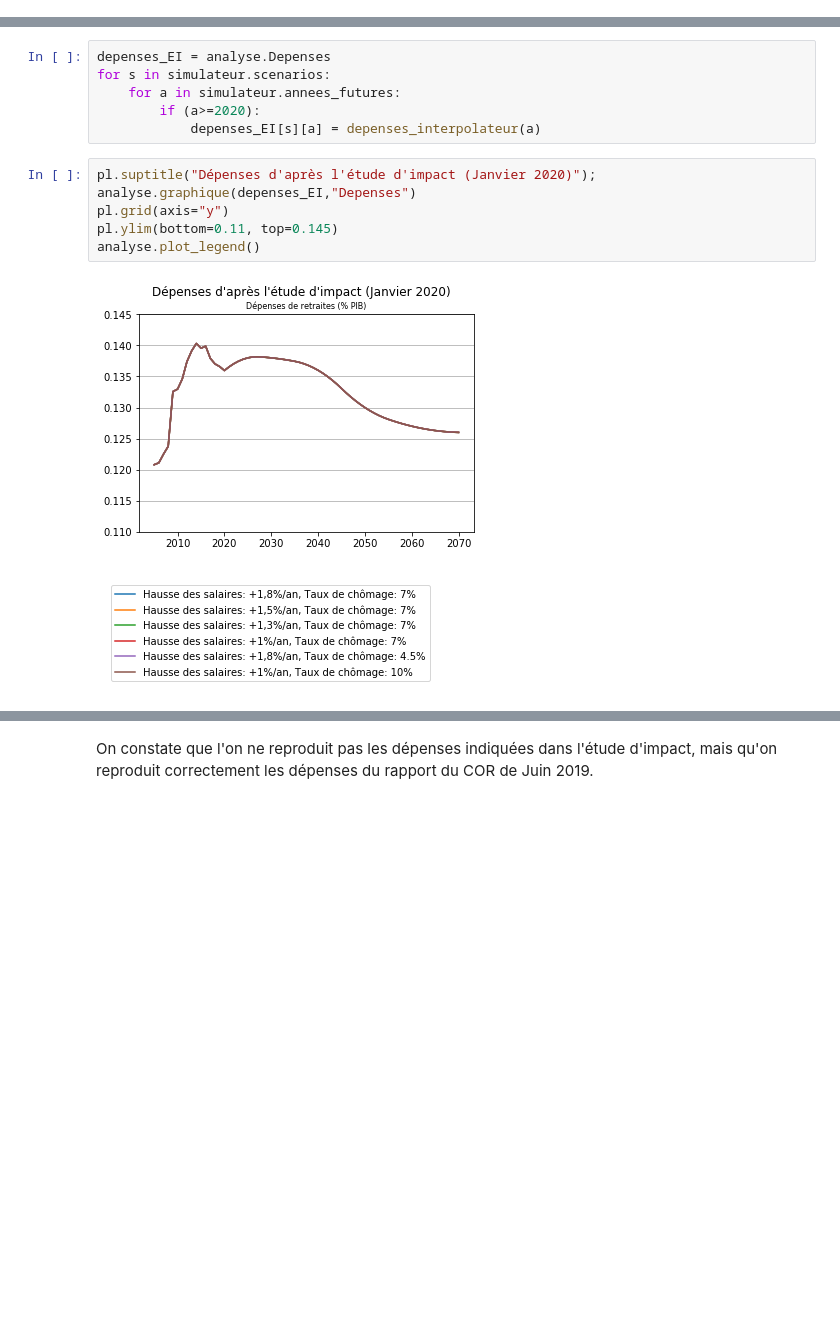
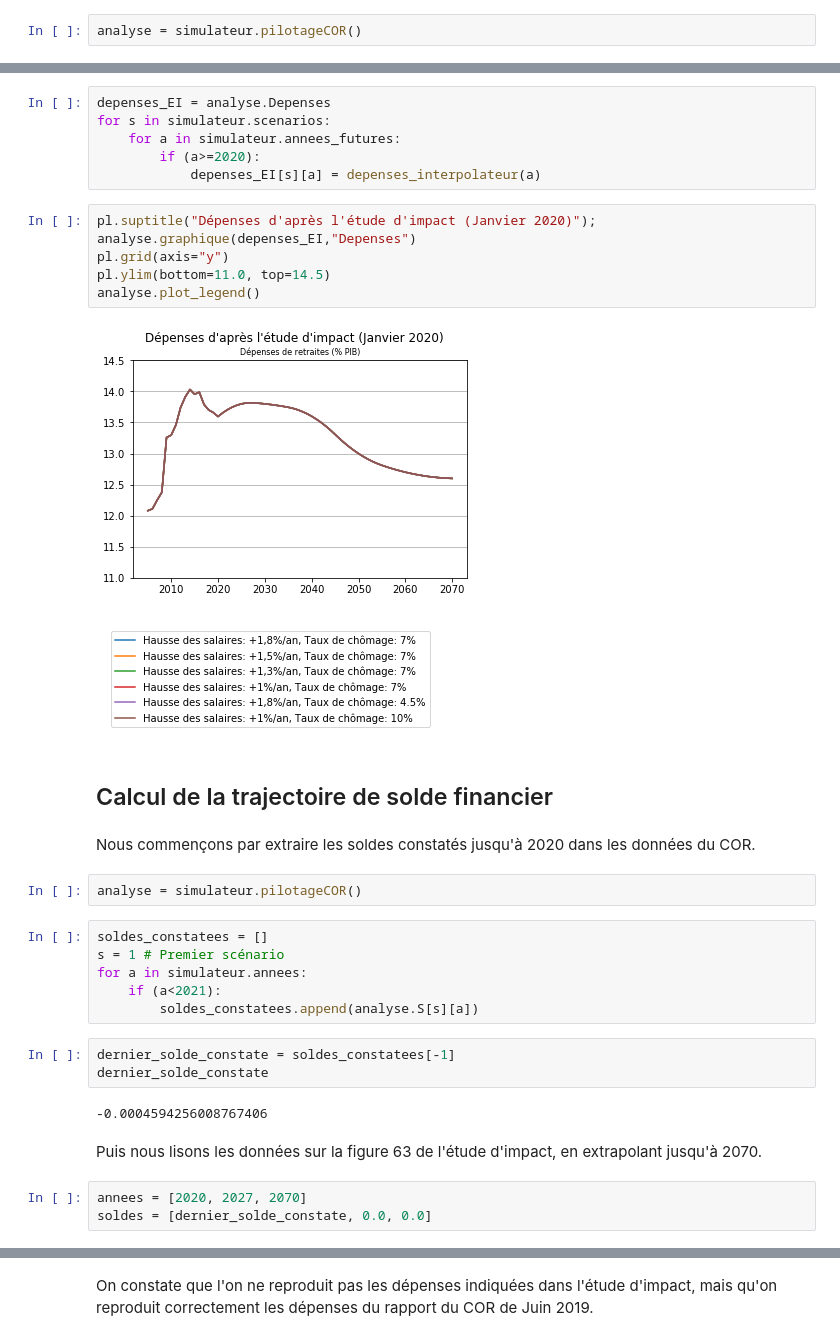
Before and after one commit to brunoscherrer/retraites, a Jupyter notebook: doc/simulation-Etude-Impact.ipynb, the cells around one changed output, grey strips where cells are left out. Cells and saved outputs as stored; diff of their text form; blank space fills up the shorter version.

Commit message:
Finalise l'intégration du solde financier de l'étude d'impact

```diff
--- a/doc/simulation-Etude-Impact.ipynb
+++ b/doc/simulation-Etude-Impact.ipynb
@@ -72,3 +88,5 @@ Nous commençons par extraire les dépenses constatées dans les données du COR
+# %%
+analyse = simulateur.pilotageCOR()
 # %%
 annees_constatees = []
 depenses_constatees = []
@@ -129,9 +147,31 @@ for s in simulateur.scenarios:
 # %%
 pl.suptitle("Dépenses d'après l'étude d'impact (Janvier 2020)");
 analyse.graphique(depenses_EI,"Depenses")
 pl.grid(axis="y")
-pl.ylim(bottom=0.11, top=0.145)
+pl.ylim(bottom=11.0, top=14.5)
 analyse.plot_legend()
 # %% [output]
-[figure, old version]
+[figure, new version]
 [figure]
+# %% [markdown]
+## Calcul de la trajectoire de solde financier
+# %% [markdown]
+Nous commençons par extraire les soldes constatés jusqu'à 2020 dans les données du COR.
+# %%
+analyse = simulateur.pilotageCOR()
+# %%
+soldes_constatees = []
+s = 1 # Premier scénario
+for a in simulateur.annees:
+    if (a<2021):
+        soldes_constatees.append(analyse.S[s][a])
+# %%
+dernier_solde_constate = soldes_constatees[-1]
+dernier_solde_constate
+# %% [output]
+-0.0004594256008767406
+# %% [markdown]
+Puis nous lisons les données sur la figure 63 de l'étude d'impact, en extrapolant jusqu'à 2070.
+# %%
+annees = [2020, 2027, 2070]
+soldes = [dernier_solde_constate, 0.0, 0.0]
```
Also changed, not shown: parts of 17 cells of this notebook, 3 other files.
